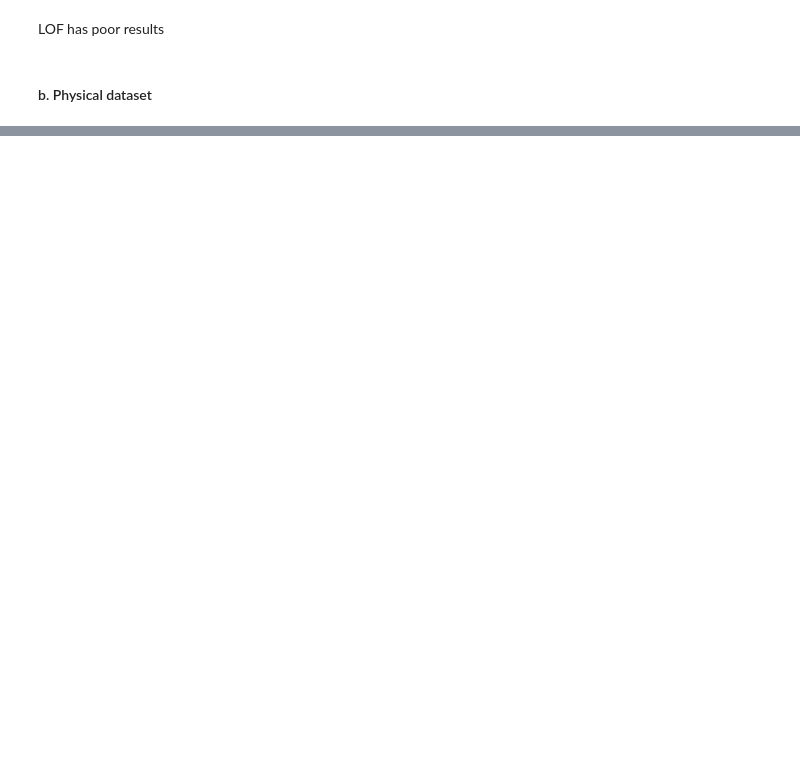
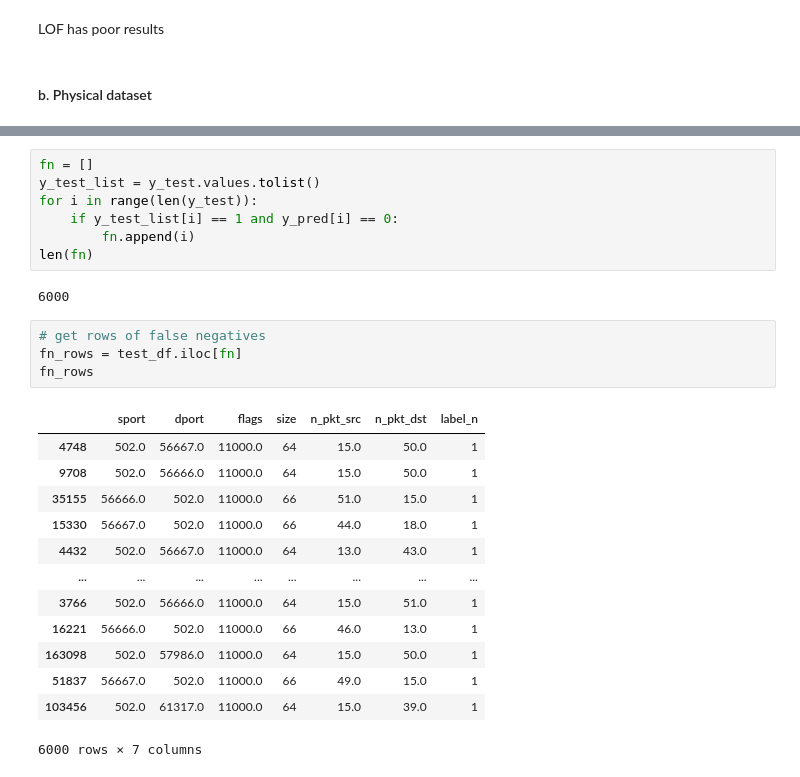
Before and after one commit to theo88400/ML-SECU2024, a Jupyter notebook: src/data_exploration/tom_exploration (fork fisch).ipynb, the cells around one changed output, grey strips where cells are left out. Drawn from its saved outputs; the diff is of its cells as text; blank space fills up the shorter version.

```diff
--- a/src/data_exploration/tom_exploration (fork fisch).ipynb
+++ b/src/data_exploration/tom_exploration (fork fisch).ipynb
@@ -819,0 +873,27 @@ array([[35299,    25],
+# %%
+fn = []
+y_test_list = y_test.values.tolist()
+for i in range(len(y_test)):
+    if y_test_list[i] == 1 and y_pred[i] == 0:
+        fn.append(i)
+len(fn)
+# %% [output]
+6000
+# %%
+# get rows of false negatives
+fn_rows = test_df.iloc[fn]
+fn_rows
+# %% [output]
+|  | sport | dport | flags | size | n_pkt_src | n_pkt_dst | label_n |
+| 4748 | 502.0 | 56667.0 | 11000.0 | 64 | 15.0 | 50.0 | 1 |
+| 9708 | 502.0 | 56666.0 | 11000.0 | 64 | 15.0 | 50.0 | 1 |
+| 35155 | 56666.0 | 502.0 | 11000.0 | 66 | 51.0 | 15.0 | 1 |
+| 15330 | 56667.0 | 502.0 | 11000.0 | 66 | 44.0 | 18.0 | 1 |
+| 4432 | 502.0 | 56667.0 | 11000.0 | 64 | 13.0 | 43.0 | 1 |
+| ... | ... | ... | ... | ... | ... | ... | ... |
+| 3766 | 502.0 | 56666.0 | 11000.0 | 64 | 15.0 | 51.0 | 1 |
+| 16221 | 56666.0 | 502.0 | 11000.0 | 66 | 46.0 | 13.0 | 1 |
+| 163098 | 502.0 | 57986.0 | 11000.0 | 64 | 15.0 | 50.0 | 1 |
+| 51837 | 56667.0 | 502.0 | 11000.0 | 66 | 49.0 | 15.0 | 1 |
+| 103456 | 502.0 | 61317.0 | 11000.0 | 64 | 15.0 | 39.0 | 1 |
+6000 rows × 7 columns
```
Also changed, not shown: parts of 15 cells of this notebook, 2 other files.
